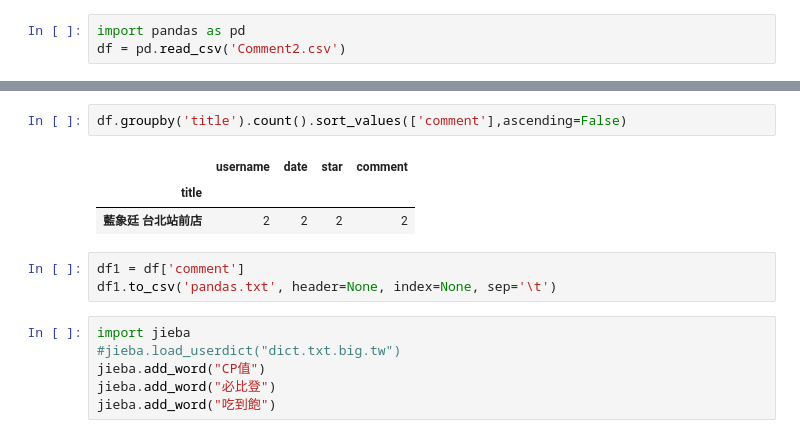
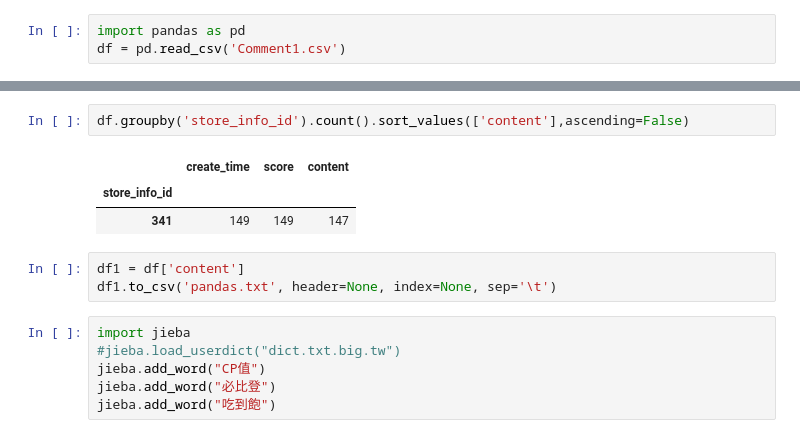
Before and after one commit to project-hungry-don-t-care-food/111402, a Jupyter notebook: 檔案繳交/AI/AI_Comment文字雲/評論文字雲.ipynb, the cells around one changed output, grey strips where cells are left out. Drawn from its saved outputs; the diff is of its cells as text.

```diff
--- a/檔案繳交/AI/AI_Comment文字雲/評論文字雲.ipynb
+++ b/檔案繳交/AI/AI_Comment文字雲/評論文字雲.ipynb
@@ -1,6 +1,6 @@
 # %%
 import pandas as pd
-df = pd.read_csv('Comment2.csv')
+df = pd.read_csv('Comment1.csv')
 # %%
 len(df)
 # %% [output]
@@ -14,11 +24,11 @@ df
 # %%
-df.groupby('title').count().sort_values(['comment'],ascending=False)
+df.groupby('store_info_id').count().sort_values(['content'],ascending=False)
 # %% [output]
-|  | username | date | star | comment |
-| title |  |  |  |  |
-| 藍象廷 台北站前店 | 2 | 2 | 2 | 2 |
+|  | create_time | score | content |
+| store_info_id |  |  |  |
+| 341 | 149 | 149 | 147 |
 # %%
-df1 = df['comment']
+df1 = df['content']
 df1.to_csv('pandas.txt', header=None, index=None, sep='\t')
 # %%
 import jieba
```
Also changed, not shown: parts of 8 cells of this notebook, 57 other files.
